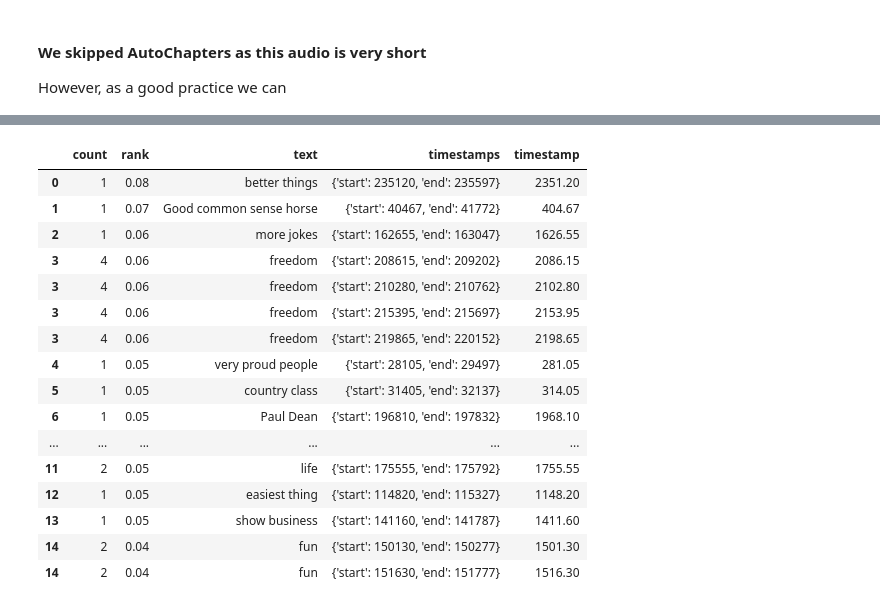
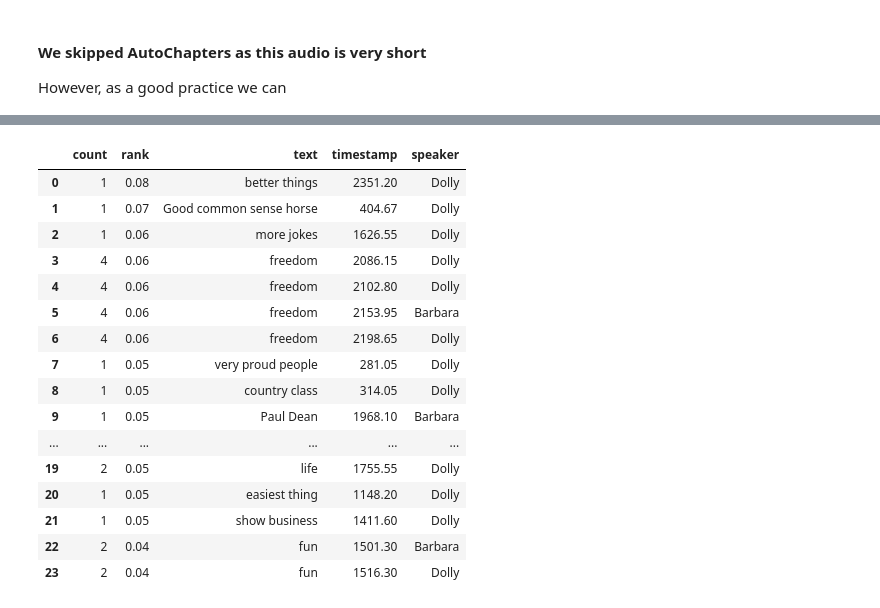
Before and after one commit to CharlesPizza/AudioAnalysisDollyParton, a Jupyter notebook: Dolly Parton.ipynb, the cells around one changed output, grey strips where cells are left out. Cells and saved outputs as stored; diff of their text form; code cells hidden in the pictures.

```diff
--- a/Dolly Parton.ipynb
+++ b/Dolly Parton.ipynb
@@ -184,0 +202,10 @@ However, as a good practice we can
+# %%
+_ = pd.DataFrame(data['words'])
+_['start'] = _['start'].apply(lambda x: x/100)
+def f(i):
+    if i == 'A':
+        return "Barbara"
+    else: return "Dolly"
+_['speaker'] = _['speaker'].apply(f)
+_.drop(['end', 'confidence'], axis=1, inplace=True)
+_.rename(columns={'start':'timestamp'}, inplace=True)
@@ -185,26 +221,27 @@ However, as a good practice we can
 # %%
 highlights = pd.DataFrame(data['auto_highlights_result']['results'])
 highlights = highlights.explode('timestamps')
 highlights['timestamp'] = highlights['timestamps'].map(lambda x: x['start']/100)
+highlights = pd.merge(highlights, _, how='left', on='timestamp', suffixes=('','_y')).drop(['timestamps', 'text_y'], axis=1)
 highlights
 # %% [output]
-|  | count | rank | text | timestamps | timestamp |
-| 0 | 1 | 0.08 | better things | {'start': 235120, 'end': 235597} | 2351.20 |
-| 1 | 1 | 0.07 | Good common sense horse | {'start': 40467, 'end': 41772} | 404.67 |
-| 2 | 1 | 0.06 | more jokes | {'start': 162655, 'end': 163047} | 1626.55 |
-| 3 | 4 | 0.06 | freedom | {'start': 208615, 'end': 209202} | 2086.15 |
-| 3 | 4 | 0.06 | freedom | {'start': 210280, 'end': 210762} | 2102.80 |
-| 3 | 4 | 0.06 | freedom | {'start': 215395, 'end': 215697} | 2153.95 |
-| 3 | 4 | 0.06 | freedom | {'start': 219865, 'end': 220152} | 2198.65 |
-| 4 | 1 | 0.05 | very proud people | {'start': 28105, 'end': 29497} | 281.05 |
-| 5 | 1 | 0.05 | country class | {'start': 31405, 'end': 32137} | 314.05 |
-| 6 | 1 | 0.05 | Paul Dean | {'start': 196810, 'end': 197832} | 1968.10 |
+|  | count | rank | text | timestamp | speaker |
+| 0 | 1 | 0.08 | better things | 2351.20 | Dolly |
+| 1 | 1 | 0.07 | Good common sense horse | 404.67 | Dolly |
+| 2 | 1 | 0.06 | more jokes | 1626.55 | Dolly |
+| 3 | 4 | 0.06 | freedom | 2086.15 | Dolly |
+| 4 | 4 | 0.06 | freedom | 2102.80 | Dolly |
+| 5 | 4 | 0.06 | freedom | 2153.95 | Barbara |
+| 6 | 4 | 0.06 | freedom | 2198.65 | Dolly |
+| 7 | 1 | 0.05 | very proud people | 281.05 | Dolly |
+| 8 | 1 | 0.05 | country class | 314.05 | Dolly |
+| 9 | 1 | 0.05 | Paul Dean | 1968.10 | Barbara |
 | ... | ... | ... | ... | ... | ... |
-| 11 | 2 | 0.05 | life | {'start': 175555, 'end': 175792} | 1755.55 |
-| 12 | 1 | 0.05 | easiest thing | {'start': 114820, 'end': 115327} | 1148.20 |
-| 13 | 1 | 0.05 | show business | {'start': 141160, 'end': 141787} | 1411.60 |
-| 14 | 2 | 0.04 | fun | {'start': 150130, 'end': 150277} | 1501.30 |
-| 14 | 2 | 0.04 | fun | {'start': 151630, 'end': 151777} | 1516.30 |
+| 19 | 2 | 0.05 | life | 1755.55 | Dolly |
+| 20 | 1 | 0.05 | easiest thing | 1148.20 | Dolly |
+| 21 | 1 | 0.05 | show business | 1411.60 | Dolly |
+| 22 | 2 | 0.04 | fun | 1501.30 | Barbara |
+| 23 | 2 | 0.04 | fun | 1516.30 | Dolly |
 # %%
 def gen_count_size(df):
     return df['count'].map(lambda x: x*100)
```
Also changed, not shown: parts of 10 cells of this notebook.
